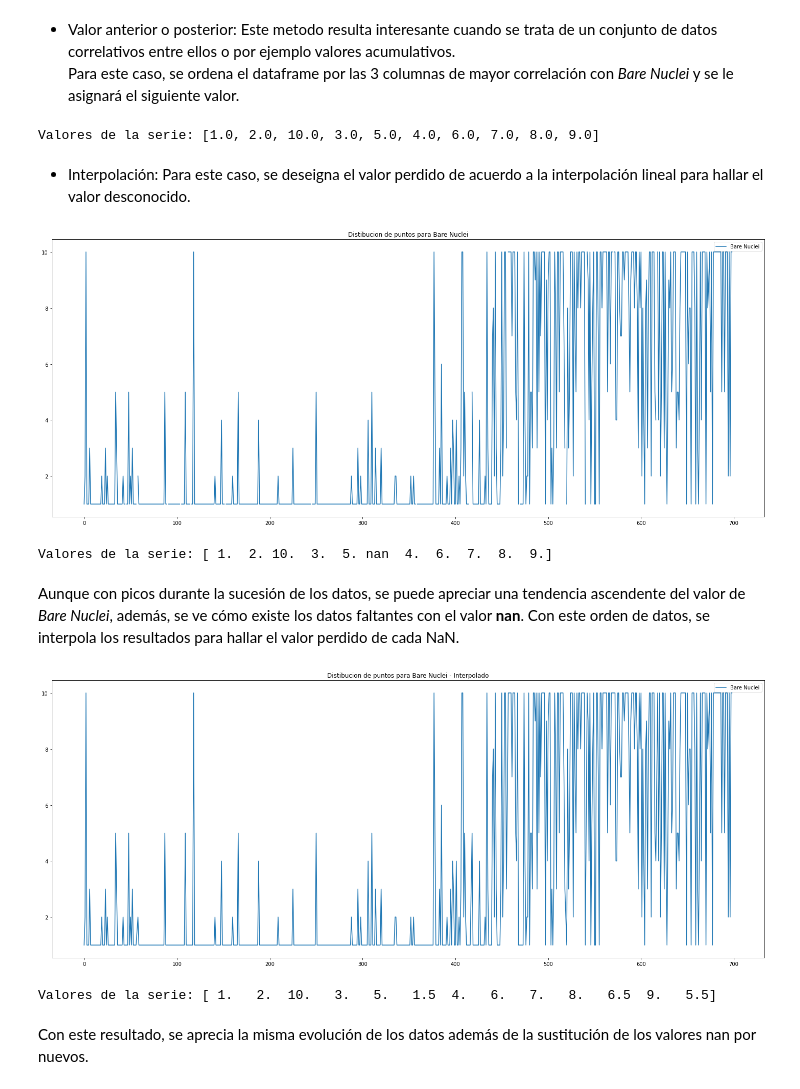
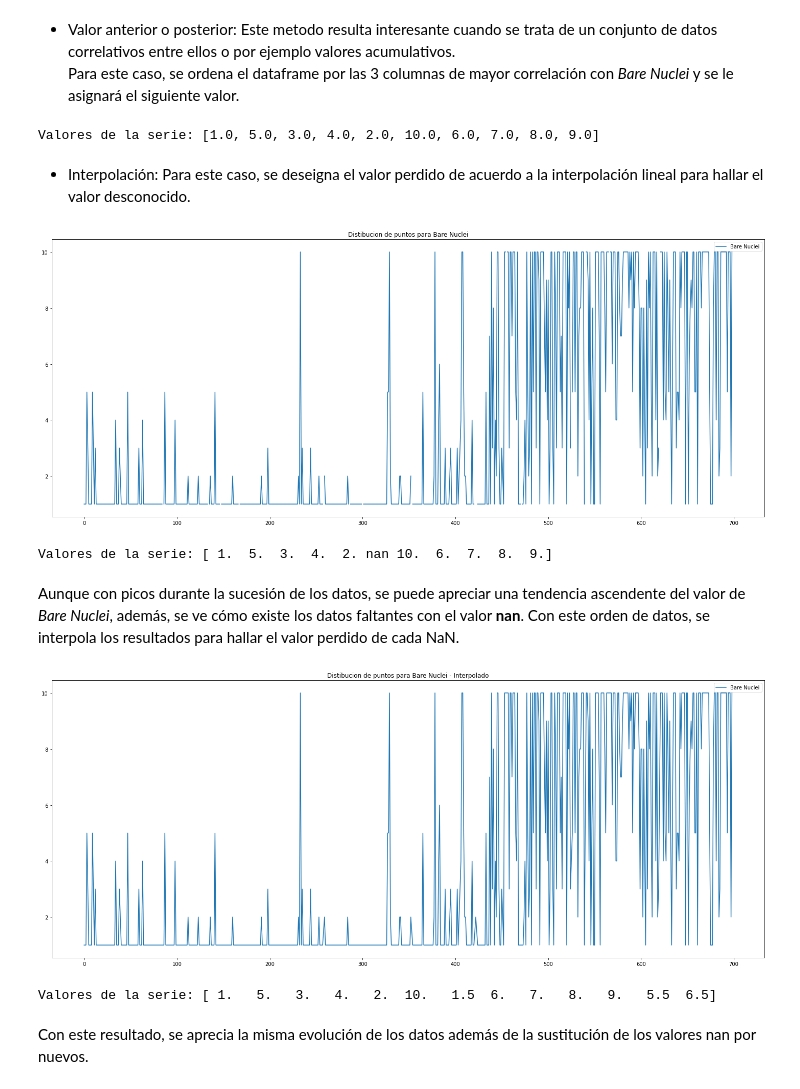
Before and after one commit to Vic-silo/Master_EIP, a Jupyter notebook: 11_Prog_ML/3_Valores_perdidos/VictorSimoLozano_A3_PPML.ipynb, the cells around one changed output. Saved outputs shown, nothing was run; the diff lists cells and outputs as text; code cells hidden in the pictures.

```diff
--- a/11_Prog_ML/3_Valores_perdidos/VictorSimoLozano_A3_PPML.ipynb
+++ b/11_Prog_ML/3_Valores_perdidos/VictorSimoLozano_A3_PPML.ipynb
@@ -270,7 +270,7 @@ Valores de la serie: [1.0, 10.0, 2.0, 4.0, 3.0, 9.0, 7.0, 0.0, 5.0, 8.0, 6.0]
 Para este caso, se ordena el dataframe por las 3 columnas de mayor correlación con *Bare Nuclei* y se le asignará el siguiente valor.
 # %%
 # Ordenado de los valores
-df_imp_next=df.sort_values(by=['Uniformity of Cell Shape', 'Uniformity of Cell Size', 'Marginal adhesion'], ascending=True)
+df_imp_next=df.sort_values(by=['Uniformity of Cell Shape', 'Uniformity of Cell Size', 'Bland Chromatin'], ascending=True)
 
 # Imputación con el siguiente valor
 # Lista con los valores de la unica fila afectada
@@ -279,24 +279,24 @@ bare_nuclei=df_imp_next['Bare Nuclei'].fillna(method='ffill')
 df_imp_next['Bare Nuclei']=bare_nuclei
 print(f'''Valores de la serie: {list(df_imp_next['Bare Nuclei'].unique())}''')
 # %% [output]
-Valores de la serie: [1.0, 2.0, 10.0, 3.0, 5.0, 4.0, 6.0, 7.0, 8.0, 9.0]
+Valores de la serie: [1.0, 5.0, 3.0, 4.0, 2.0, 10.0, 6.0, 7.0, 8.0, 9.0]
 # %% [markdown]
 - Interpolación: Para este caso, se deseigna el valor perdido de acuerdo a la interpolación lineal para hallar el valor desconocido.
 # %%
 # Ordenado de los valores
-df_imp_int=df.sort_values(by=['Uniformity of Cell Shape', 'Uniformity of Cell Size', 'Marginal adhesion'], ascending=True)
+df_imp_int=df.sort_values(by=['Uniformity of Cell Shape', 'Uniformity of Cell Size', 'Bland Chromatin'], ascending=True)
 
 # Extracción de los datos de Bare Nuclei
 bare_nuclei=df_imp_int['Bare Nuclei']
 # Manipulación de indice ascendente
 bare_nuclei=bare_nuclei.reset_index().drop('index', axis=1)
 # Ploteo de los resultados
 bare_nuclei.plot(figsize=(25, 10)).set_title('Distibucion de puntos para Bare Nuclei')
 plt.show()
 print(f'''Valores de la serie: {bare_nuclei['Bare Nuclei'].unique()}''')
 # %% [output]
-[figure, old version]
+[figure, new version]
-Valores de la serie: [ 1.  2. 10.  3.  5. nan  4.  6.  7.  8.  9.]
+Valores de la serie: [ 1.  5.  3.  4.  2. nan 10.  6.  7.  8.  9.]
 # %% [markdown]
 Aunque con picos durante la sucesión de los datos, se puede apreciar una tendencia ascendente del valor de *Bare Nuclei*, además, se ve cómo existe los datos faltantes con el valor **nan**. Con este orden de datos, se interpola los resultados para hallar el valor perdido de cada NaN.
 # %%
@@ -311,8 +311,8 @@ print(f'''Valores de la serie: {bare_nuclei['Bare Nuclei'].unique()}''')
 # Asignacion de valores a dataframe
 df_imp_int['Bare Nuclei']=bare_nuclei
 # %% [output]
-[figure, old version]
+[figure, new version]
-Valores de la serie: [ 1.   2.  10.   3.   5.   1.5  4.   6.   7.   8.   6.5  9.   5.5]
+Valores de la serie: [ 1.   5.   3.   4.   2.  10.   1.5  6.   7.   8.   9.   5.5  6.5]
 # %% [markdown]
 Con este resultado, se aprecia la misma evolución de los datos además de la sustitución de los valores nan por nuevos.
 # %% [markdown]
```
Also changed, not shown: parts of 3 cells of this notebook.
